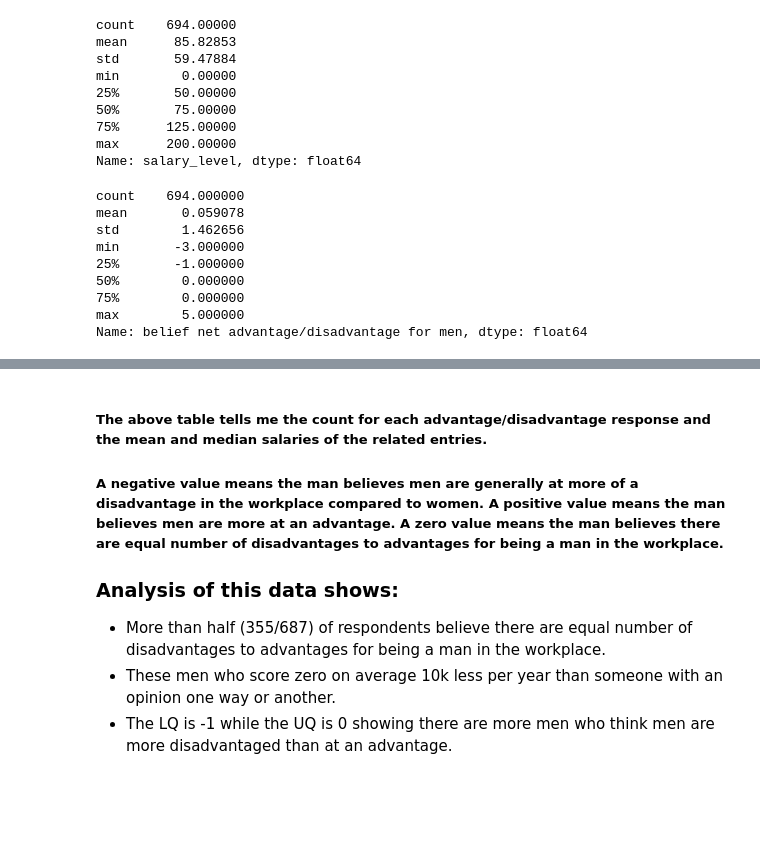
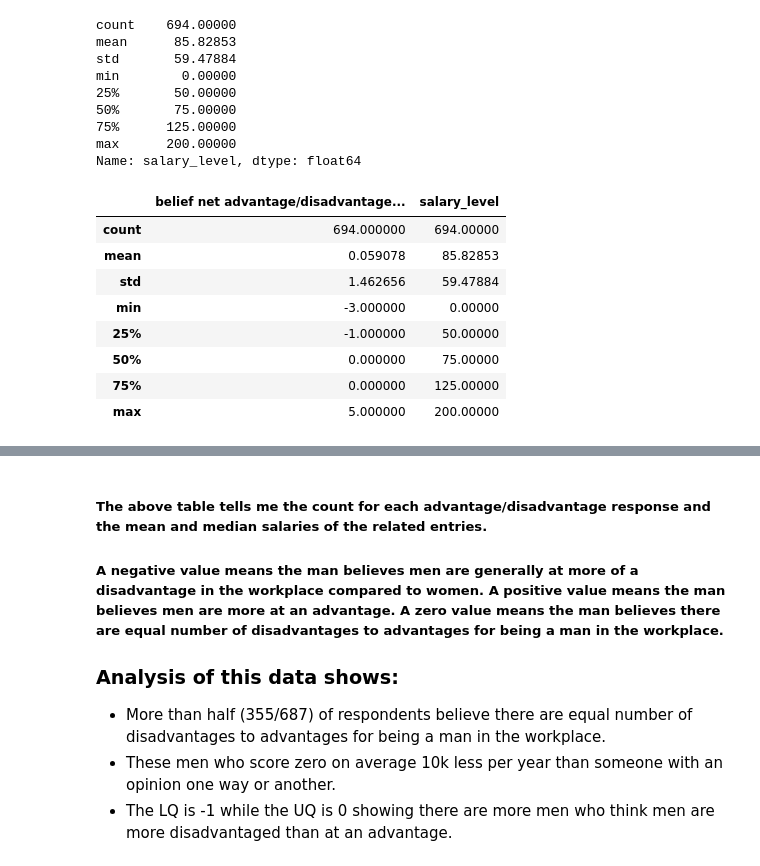
Before and after one commit to fraserrbarclay/Python-Data-Practicals, a Jupyter notebook: Final Project.ipynb, the cells around one changed output, grey strips where cells are left out. Saved outputs shown, nothing was run; the diff lists cells and outputs as text; code cells hidden in the pictures; blank space fills up the shorter version.

```diff
--- a/Final Project.ipynb
+++ b/Final Project.ipynb
@@ -172,18 +172,18 @@ min        0.00000
 75%      125.00000
 max      200.00000
 Name: salary_level, dtype: float64
-# %%
-df['belief net advantage/disadvantage for men'].describe()
-# %% [output]
-count    694.000000
-mean       0.059078
-std        1.462656
-min       -3.000000
-25%       -1.000000
-50%        0.000000
-75%        0.000000
-max        5.000000
-Name: belief net advantage/disadvantage for men, dtype: float64
+# %%
+df.describe()
+# %% [output]
+|  | belief net advantage/disadvantage... | salary_level |
+| count | 694.000000 | 694.00000 |
+| mean | 0.059078 | 85.82853 |
+| std | 1.462656 | 59.47884 |
+| min | -3.000000 | 0.00000 |
+| 25% | -1.000000 | 50.00000 |
+| 50% | 0.000000 | 75.00000 |
+| 75% | 0.000000 | 125.00000 |
+| max | 5.000000 | 200.00000 |
 # %%
 df.groupby('belief net advantage/disadvantage for men').describe()
 # %% [output]
```
Also changed, not shown: parts of 7 cells of this notebook.
